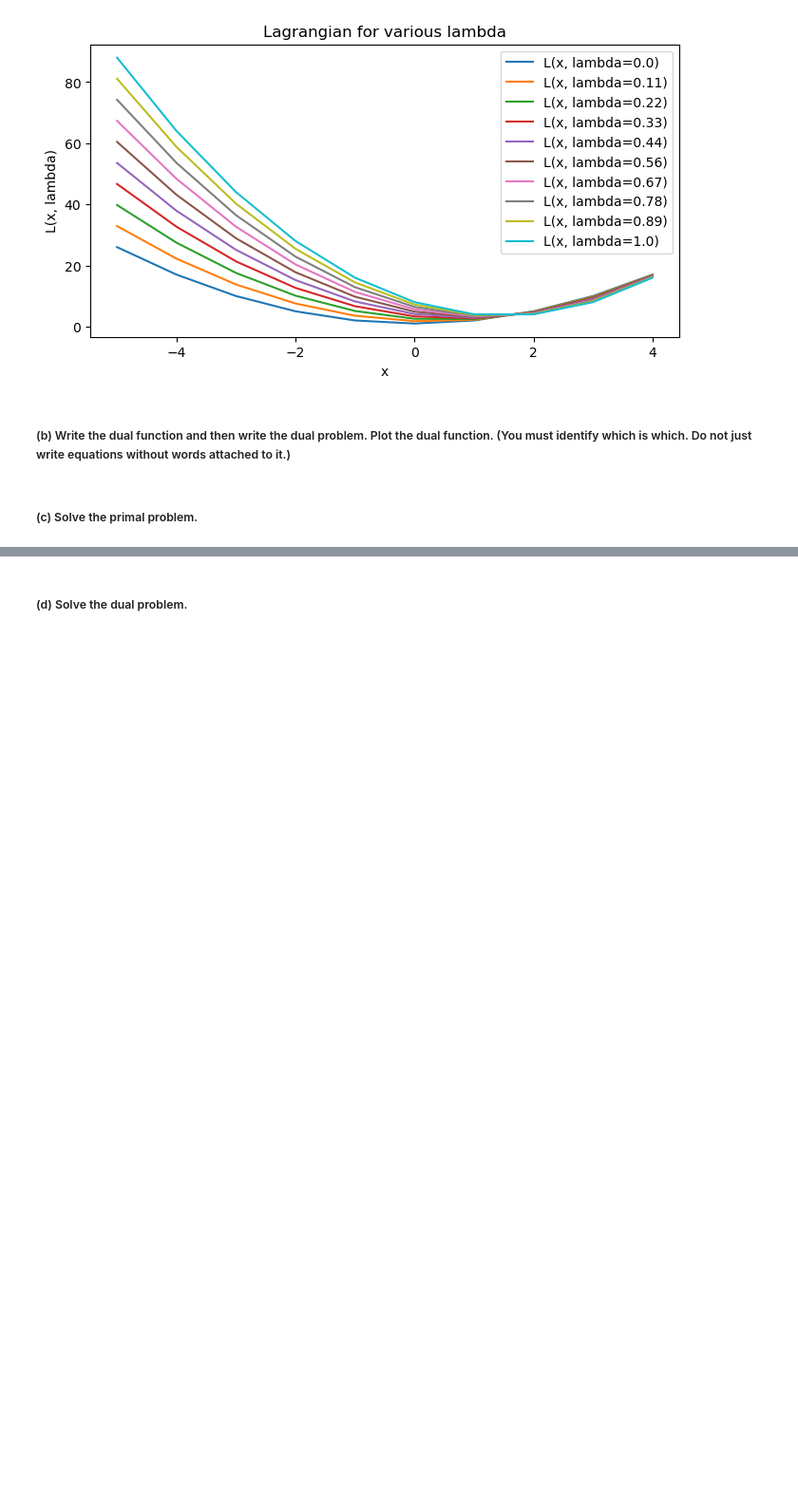
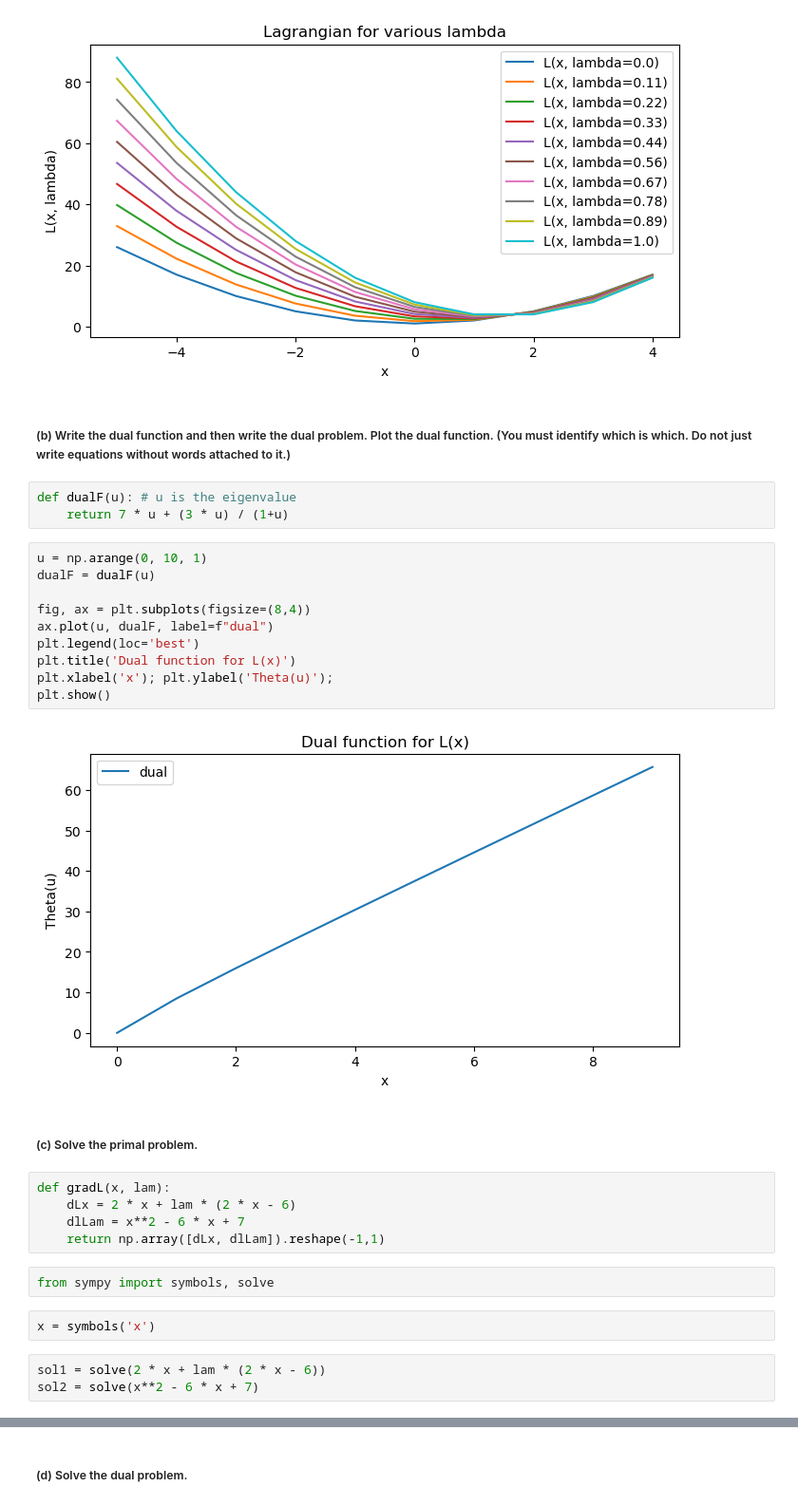
Before and after one commit to AhmadShah-1/BigDataAnalytics, a Jupyter notebook: Chris/midterm2.ipynb, the cells around one changed output, grey strips where cells are left out. Shown at 95% size. Drawn from its saved outputs; the diff is of its cells as text; blank space fills up the shorter version.

```diff
--- a/Chris/midterm2.ipynb
+++ b/Chris/midterm2.ipynb
@@ -777,5 +777,32 @@ plt.show()
 [figure]
 # %% [markdown]
 ##### (b) Write the dual function and then write the dual problem. Plot the dual function. (You must identify which is which. Do not just write equations without words attached to it.)
+# %%
+def dualF(u): # u is the eigenvalue
+    return 7 * u + (3 * u) / (1+u)
+# %%
+u = np.arange(0, 10, 1)
+dualF = dualF(u)
+
+fig, ax = plt.subplots(figsize=(8,4))
+ax.plot(u, dualF, label=f"dual")
+plt.legend(loc='best')
+plt.title('Dual function for L(x)')
+plt.xlabel('x'); plt.ylabel('Theta(u)');
+plt.show()
+# %% [output]
+[figure, added]
 # %% [markdown]
 ##### (c) Solve the primal problem.
+# %%
+def gradL(x, lam):
+    dLx = 2 * x + lam * (2 * x - 6)
+    dlLam = x**2 - 6 * x + 7
+    return np.array([dLx, dlLam]).reshape(-1,1)
+# %%
+from sympy import symbols, solve
+# %%
+x = symbols('x')
+# %%
+sol1 = solve(2 * x + lam * (2 * x - 6))
+sol2 = solve(x**2 - 6 * x + 7)
```
Also changed, not shown: parts of 9 cells of this notebook.
